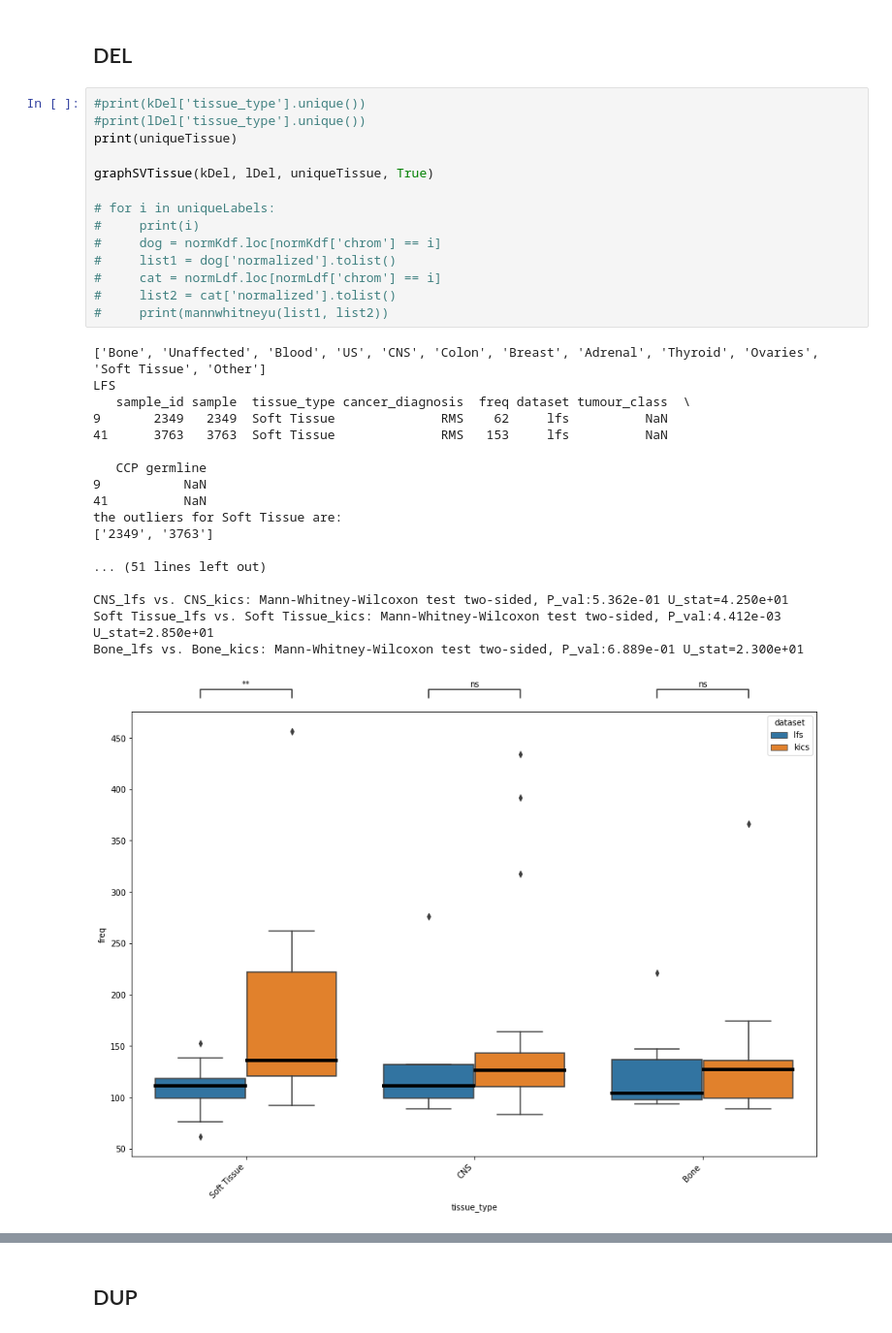
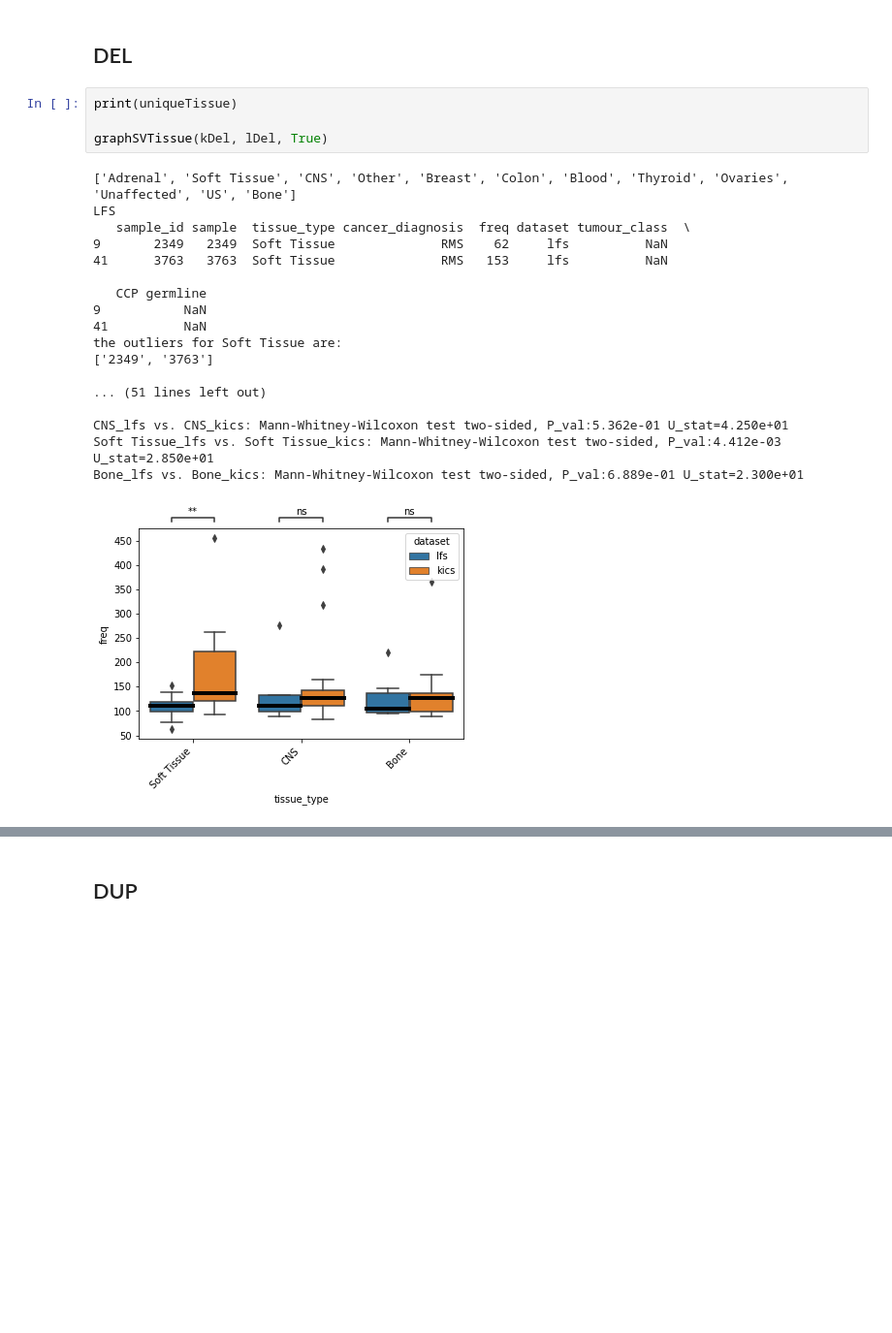
Before and after one commit to vsubasri/Transposable-Elements, a Jupyter notebook: Analysis/Cancer Graphs.ipynb, the cells around one changed output, grey strips where cells are left out. Shown at 97% size. Drawn from its saved outputs; the diff is of its cells as text; blank space fills up the shorter version.

```diff
--- a/Analysis/Cancer Graphs.ipynb
+++ b/Analysis/Cancer Graphs.ipynb
@@ -775,36 +480,26 @@ sample_id cancer1                        cancer_diagnosis
 # %% [markdown]
 ## DEL
 # %%
-#print(kDel['tissue_type'].unique())
-#print(lDel['tissue_type'].unique())
 print(uniqueTissue)
 
-graphSVTissue(kDel, lDel, uniqueTissue, True)
-
-# for i in uniqueLabels:
-#     print(i)
-#     dog = normKdf.loc[normKdf['chrom'] == i]
-#     list1 = dog['normalized'].tolist()
-#     cat = normLdf.loc[normLdf['chrom'] == i]
-#     list2 = cat['normalized'].tolist()
-#     print(mannwhitneyu(list1, list2))
+graphSVTissue(kDel, lDel, True)
 # %% [output]
-['Bone', 'Unaffected', 'Blood', 'US', 'CNS', 'Colon', 'Breast', 'Adrenal', 'Thyroid', 'Ovaries', 'Soft Tissue', 'Other']
+['Adrenal', 'Soft Tissue', 'CNS', 'Other', 'Breast', 'Colon', 'Blood', 'Thyroid', 'Ovaries', 'Unaffected', 'US', 'Bone']
 LFS
    sample_id sample  tissue_type cancer_diagnosis  freq dataset tumour_class  \
 9       2349   2349  Soft Tissue              RMS    62     lfs          NaN
 41      3763   3763  Soft Tissue              RMS   153     lfs          NaN
 
    CCP germline
 9           NaN
 41          NaN
 the outliers for Soft Tissue are:
 ['2349', '3763']
 
 ... (51 lines left out)
 
 CNS_lfs vs. CNS_kics: Mann-Whitney-Wilcoxon test two-sided, P_val:5.362e-01 U_stat=4.250e+01
 Soft Tissue_lfs vs. Soft Tissue_kics: Mann-Whitney-Wilcoxon test two-sided, P_val:4.412e-03 U_stat=2.850e+01
 Bone_lfs vs. Bone_kics: Mann-Whitney-Wilcoxon test two-sided, P_val:6.889e-01 U_stat=2.300e+01
-[figure, old version]
+[figure, new version]
 # %%
```
Also changed, not shown: parts of 46 cells of this notebook, 6 other files.
